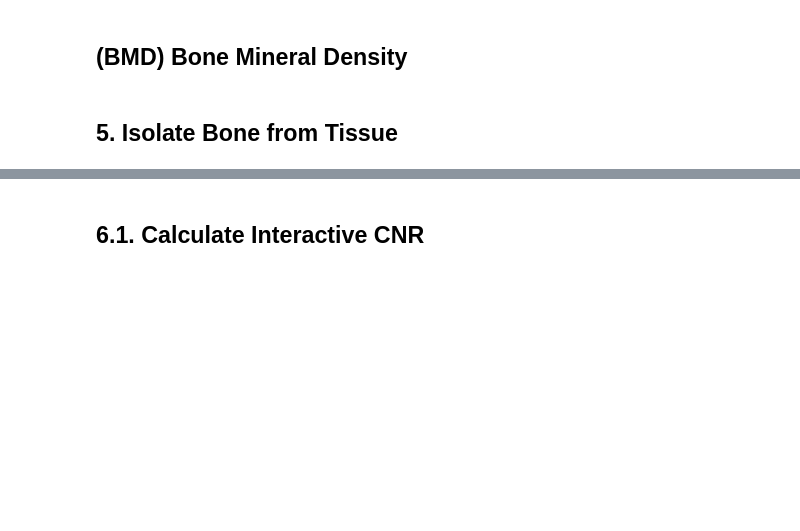
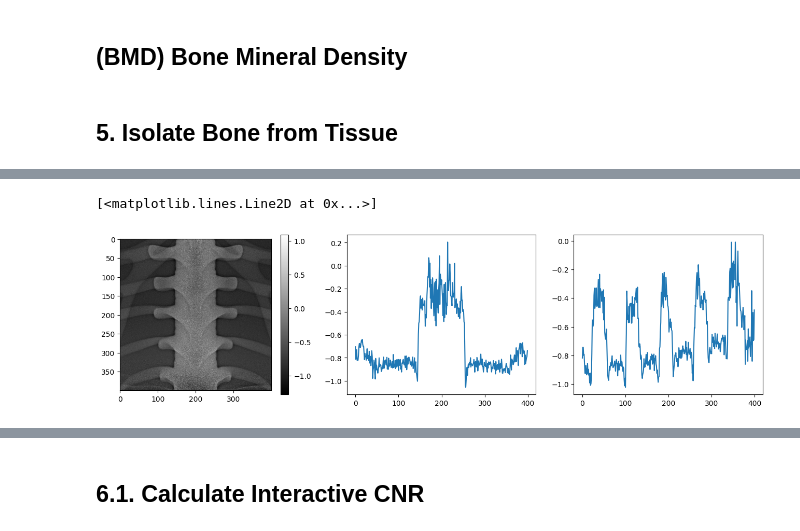
Before and after one commit to miguelcomett/G4_IFI-Team_2024, a Jupyter notebook: miguelcomett/Radiography_Processing.ipynb, the cells around one changed output, grey strips where cells are left out. Cells and saved outputs as stored; diff of their text form; code cells hidden in the pictures; blank space fills up the shorter version.

Commit message:
acnr no sirve ptm

```diff
--- a/miguelcomett/Radiography_Processing.ipynb
+++ b/miguelcomett/Radiography_Processing.ipynb
@@ -176,7 +172,6 @@ Heatmap size: (240, 240) [pixels]
 del dataframe_1, dataframe_2
 # %%
 directory = 'RESULTS/'
-# directory = '/Volumes/GIECC/Geant4/Roots'
 rootnames = ["RC40K100M", "RC80K100M"]
 
 tree_name = "Photons"
@@ -184,11 +179,11 @@ x_branch  = "X_axis"
 y_branch  = "Y_axis"
 
 x_shift = 0.0
-y_shift = 0.0
+y_shift = -150
 
 save_as = ''
 
-size = 120
+size = 100
 log_factor = 0.01
 # %%
 import Isolate_Bone as commet
@@ -306,0 +363,21 @@ plt.show()
+# %%
+from scipy.ndimage import gaussian_filter
+
+sigma = 100
+
+tissue_filter = 1 - gaussian_filter(sls_tissue, sigma=sigma)
+acnr_bone = sls_bone - (tissue_filter)
+
+# acnr_bone[acnr_bone < 0.0] = 0
+
+plt.figure(figsize = (16, 4))
+plt.subplot(1, 3, 1)
+plt.imshow(acnr_bone, cmap='gray')
+plt.colorbar()
+plt.subplot(1, 3, 2)
+plt.plot(acnr_bone[150,:])
+plt.subplot(1, 3, 3)
+plt.plot(acnr_bone[:,120])
+# %% [output]
+[<matplotlib.lines.Line2D at 0x...>]
+[figure, added]
```
Also changed, not shown: parts of 15 cells of this notebook, 5 other files.
